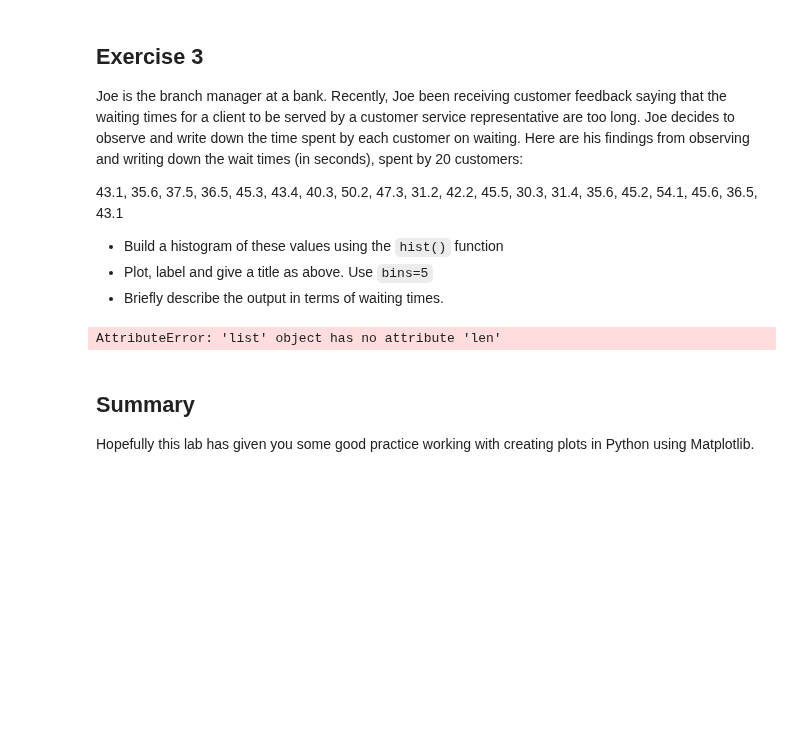
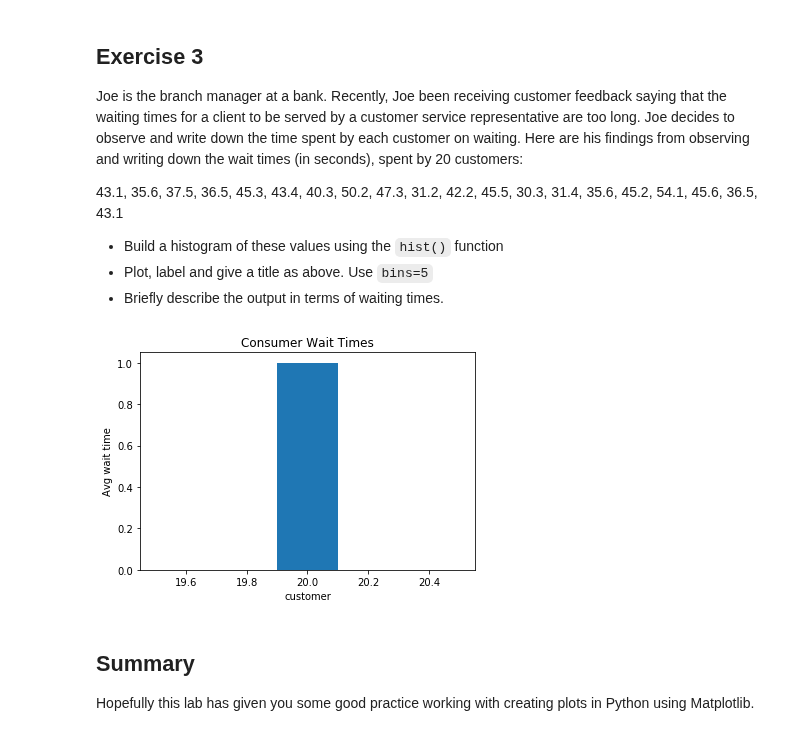
Before and after one commit to DIGITALFRANK/dsc-data-viz-lab-nyc-ds-career-042219, a Jupyter notebook: index.ipynb, the cells around one changed output. Saved outputs shown, nothing was run; the diff lists cells and outputs as text; code cells hidden in the pictures; blank space fills up the shorter version.

```diff
--- a/index.ipynb
+++ b/index.ipynb
@@ -97,17 +97,17 @@ Joe is the branch manager at a bank. Recently, Joe been receiving customer feedb
 * Briefly describe the output in terms of waiting times.
 # %%
 y = [43.1, 35.6, 37.5, 36.5, 45.3, 43.4, 40.3, 50.2, 47.3, 31.2, 42.2, 45.5, 30.3, 31.4, 35.6, 45.2, 54.1, 45.6, 36.5, 43.1]
-x = y.len()
+x = len(y)
 #Plot the distogram with hist() function
 plt.hist(x, bins = 5)
 
 # Label, give title and show the plot
 plt.xlabel('customer')
 plt.ylabel('Avg wait time')
 plt.title('Consumer Wait Times')
 plt.show()
 # %% [output]
-AttributeError: 'list' object has no attribute 'len'
+[figure, added]
 # %% [markdown]
 ## Summary
 
```
